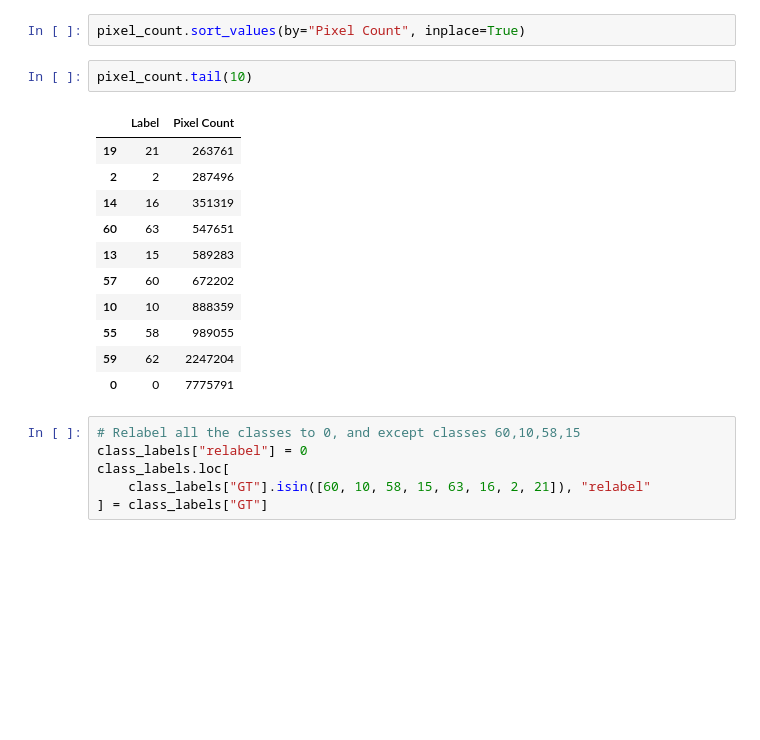
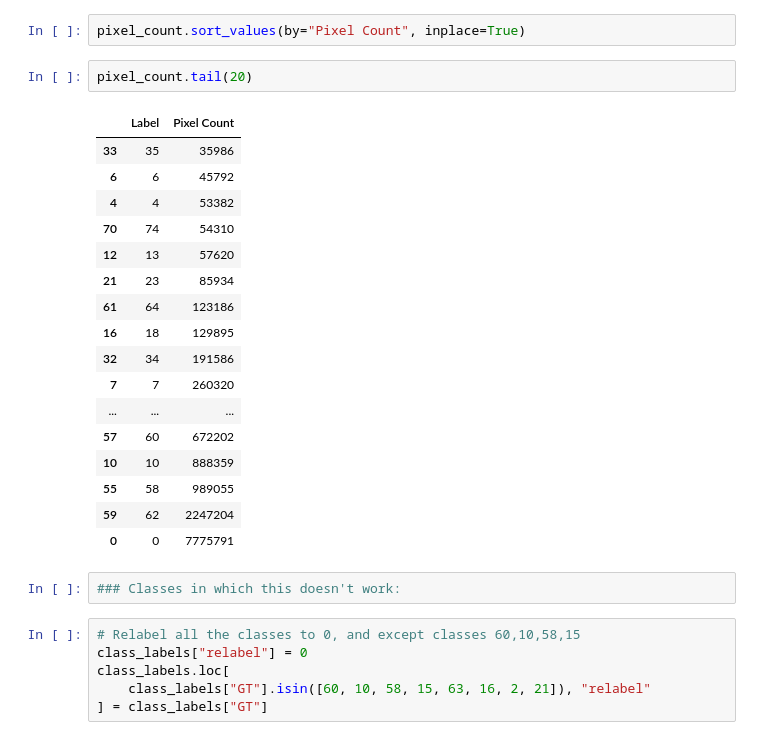
Before and after one commit to franmgl2001/crop_segmentation, a Jupyter notebook: train_test/transforms/zuericrop/keep_only_balance_classes.ipynb, the cells around one changed output. Drawn from its saved outputs; the diff is of its cells as text; blank space fills up the shorter version.

```diff
--- a/train_test/transforms/zuericrop/keep_only_balance_classes.ipynb
+++ b/train_test/transforms/zuericrop/keep_only_balance_classes.ipynb
@@ -7,19 +7,27 @@ pixel_count = pd.read_csv("label_pixel_counts.csv")
 # %%
 pixel_count.sort_values(by="Pixel Count", inplace=True)
 # %%
-pixel_count.tail(10)
+pixel_count.tail(20)
 # %% [output]
 |  | Label | Pixel Count |
-| 19 | 21 | 263761 |
-| 2 | 2 | 287496 |
-| 14 | 16 | 351319 |
-| 60 | 63 | 547651 |
-| 13 | 15 | 589283 |
+| 33 | 35 | 35986 |
+| 6 | 6 | 45792 |
+| 4 | 4 | 53382 |
+| 70 | 74 | 54310 |
+| 12 | 13 | 57620 |
+| 21 | 23 | 85934 |
+| 61 | 64 | 123186 |
+| 16 | 18 | 129895 |
+| 32 | 34 | 191586 |
+| 7 | 7 | 260320 |
+| ... | ... | ... |
 | 57 | 60 | 672202 |
 | 10 | 10 | 888359 |
 | 55 | 58 | 989055 |
 | 59 | 62 | 2247204 |
 | 0 | 0 | 7775791 |
+# %%
+### Classes in which this doesn't work:
 # %%
 # Relabel all the classes to 0, and except classes 60,10,58,15
 class_labels["relabel"] = 0
```
Also changed, not shown: 11 other files.
